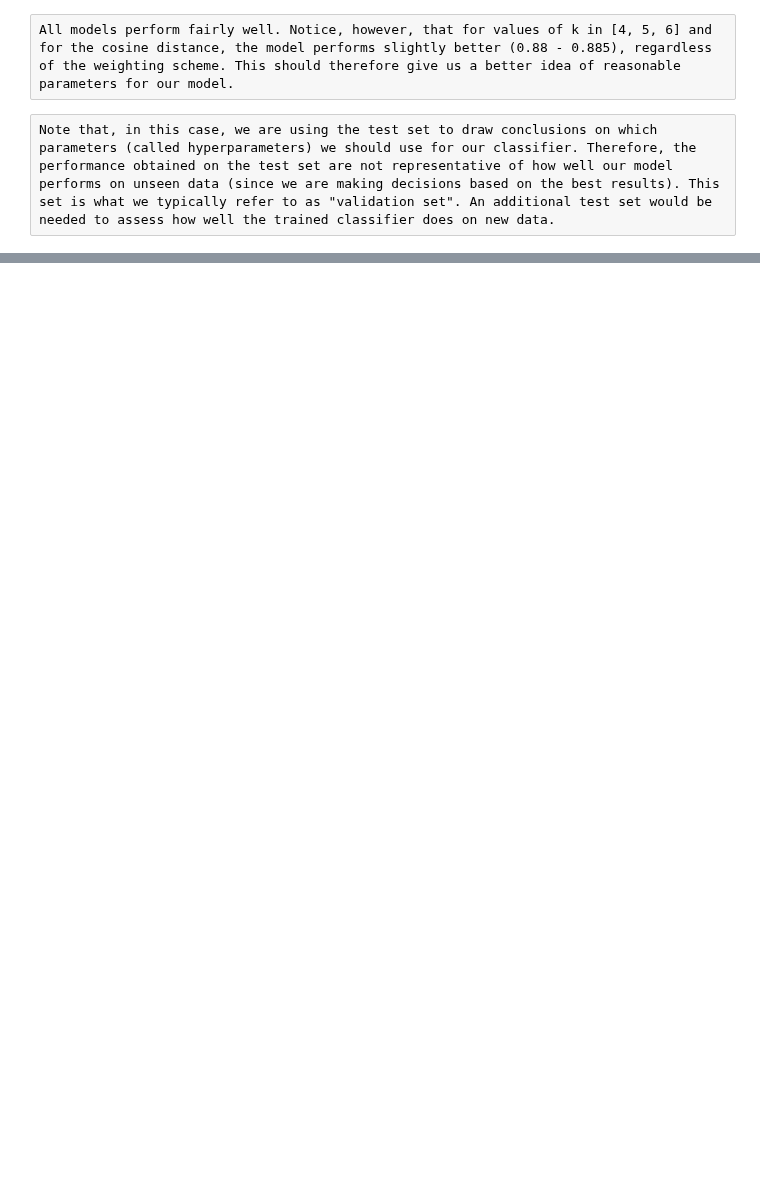
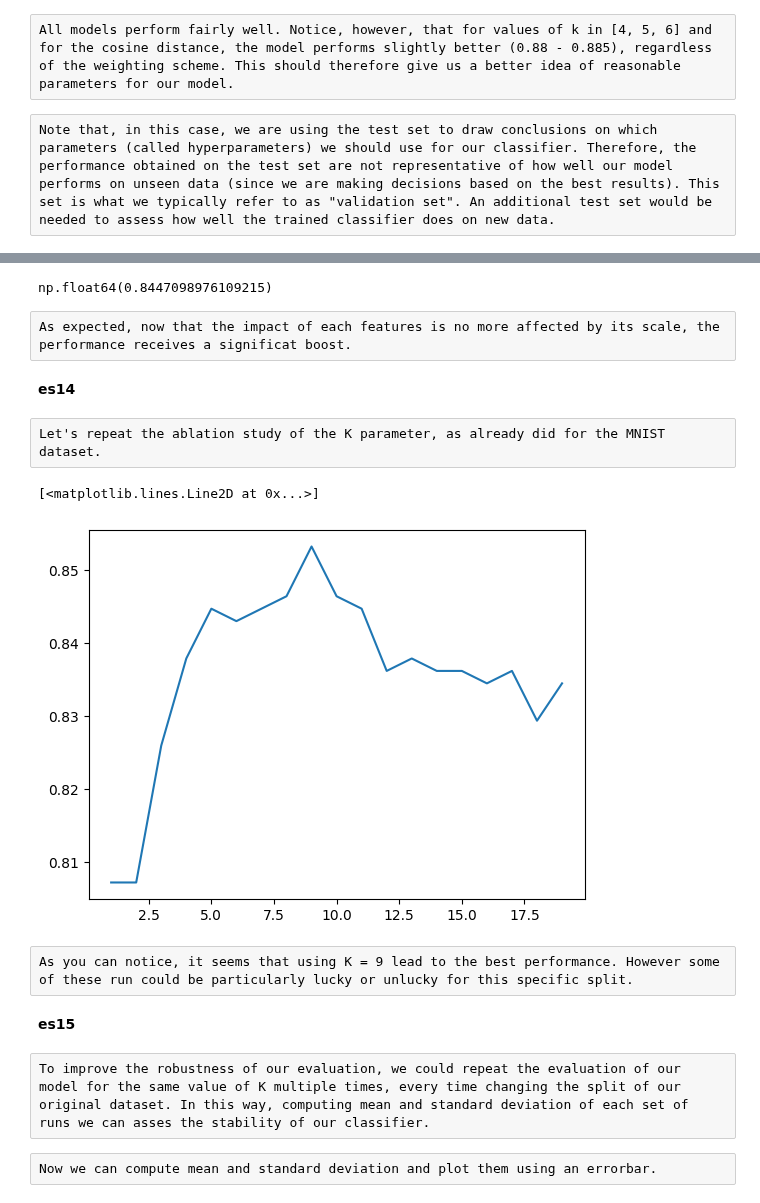
Before and after one commit to letiBri/DS-ML, a Jupyter notebook: LAB03/LAB03.ipynb, the cells around one changed output, grey strips where cells are left out. Cells and saved outputs as stored; diff of their text form; code cells hidden in the pictures; blank space fills up the shorter version.

```diff
--- a/LAB03/LAB03.ipynb
+++ b/LAB03/LAB03.ipynb
@@ -868,0 +909,5 @@ Note that, in this case, we are using the test set to draw conclusions on which
+# %%
+knn_model = KNearestNeighbors4(5, "euclidean", "uniform")
+knn_model.fit(X_train, y_train)
+y_pred = knn_model.predict(X_test)
+accuracy_score(y_test, y_pred)
@@ -868,0 +940,6 @@ Note that, in this case, we are using the test set to draw conclusions on which
+# %%
+mean = np.mean(X_train, axis=0)
+std = np.std(X_train, axis=0)
+
+X_train_scaled = (X_train - mean) / std
+X_test_scaled = (X_test - mean) / std
@@ -868,0 +948,34 @@ Note that, in this case, we are using the test set to draw conclusions on which
+# %%
+knn_model = KNearestNeighbors4(5, "euclidean", "uniform")
+knn_model.fit(X_train_scaled, y_train)
+y_pred = knn_model.predict(X_test_scaled)
+accuracy_score(y_test, y_pred)
+# %% [output]
+np.float64(0.8447098976109215)
+# %% [raw]
+As expected, now that the impact of each features is no more affected by its scale, the performance receives a significat boost.
+# %% [markdown]
+**es14**
+# %% [raw]
+Let's repeat the ablation study of the K parameter, as already did for the MNIST dataset.
+# %%
+neighs = range(1, 20) # provo vicini da 1 a 20
+perf_uniform = np.empty(len(neighs)) # faccio array vuoto dove inserisco poi le accuracy per ogni k
+
+for i, n_neigh in enumerate(neighs):
+    knn_model = KNearestNeighbors4(n_neigh, "euclidean", "uniform")
+    knn_model.fit(X_train_scaled, y_train)
+    perf_uniform[i] = accuracy_score(y_test, knn_model.predict(X_test_scaled))
+# %%
+# plotto il risultato
+fig, ax = plt.subplots()
+ax.plot(neighs, perf_uniform)
+# %% [output]
+[<matplotlib.lines.Line2D at 0x...>]
+[figure, added]
+# %% [raw]
+As you can notice, it seems that using K = 9 lead to the best performance. However some of these run could be particularly lucky or unlucky for this specific split.
+# %% [markdown]
+**es15**
+# %% [raw]
+To improve the robustness of our evaluation, we could repeat the evaluation of our model for the same value of K multiple times, every time changing the split of our original dataset. In this way, computing mean and standard deviation of each set of runs we can asses the stability of our classifier.
@@ -868,0 +1008,2 @@ Note that, in this case, we are using the test set to draw conclusions on which
+# %% [raw]
+Now we can compute mean and standard deviation and plot them using an errorbar.
```
Also changed, not shown: parts of 73 cells of this notebook.
